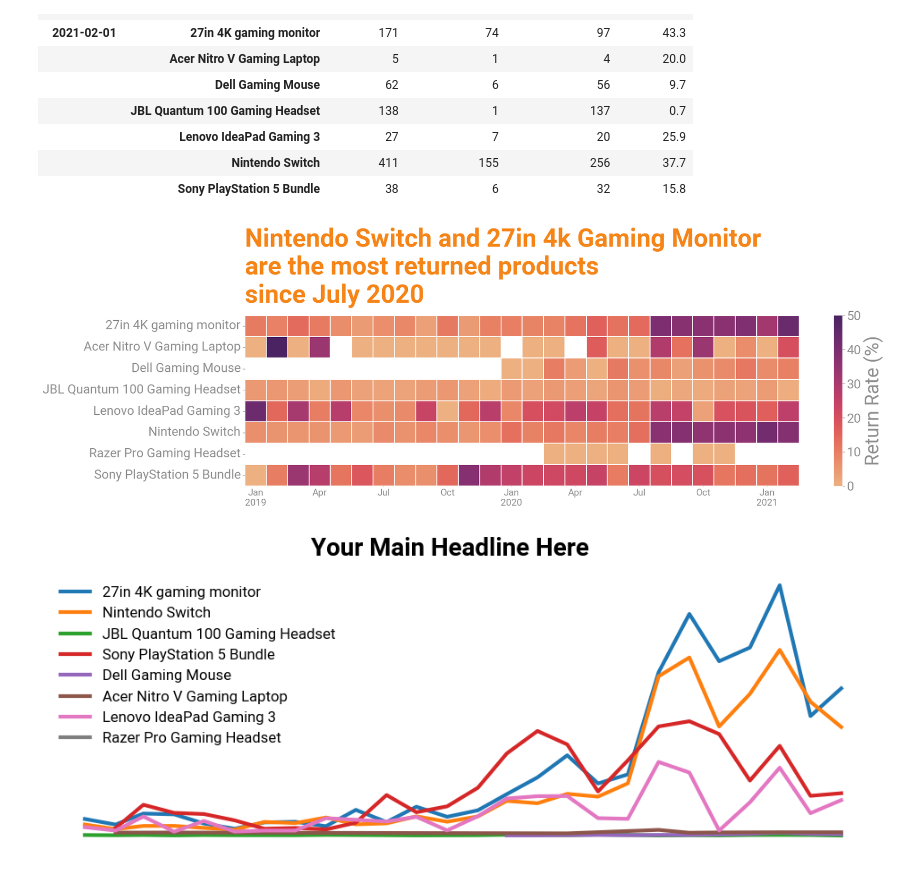
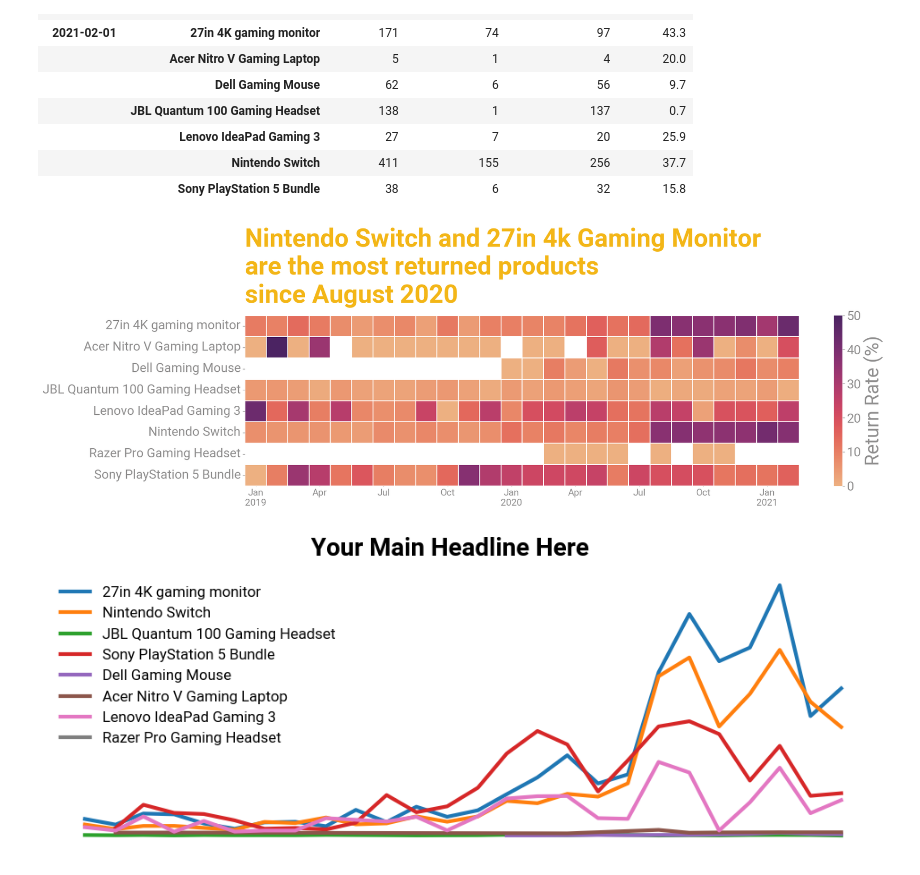
Before and after one commit to mjsluminarias/gamezone-ecommerce, a Jupyter notebook: code_queries/refunds.ipynb, the cells around one changed output. Drawn from its saved outputs; the diff is of its cells as text; code cells hidden in the pictures.

Commit message:
return rates edits

```diff
--- a/code_queries/refunds.ipynb
+++ b/code_queries/refunds.ipynb
@@ -97,35 +97,35 @@ for spine in ax.spines.values():
 dates = pivot_df.columns  # DatetimeIndex
 positions = [i + 0.5 for i in range(len(dates))]  # cell centers
 
 # label every quarter: "Jan\n2024" on January, just "Apr", "Jul", "Oct" otherwise
 labels = []
 ticks = []
 for pos, d in zip(positions, dates):
     if d.month in (1, 4, 7, 10):
         ticks.append(pos)
         labels.append(d.strftime("%b\n%Y") if d.month == 1 else d.strftime("%b"))
 
 # ax.set_title("My Left-Aligned Title", loc="left")
-ax.set_title("Nintendo Switch and 27in 4k Gaming Monitor\nare the most returned products\nsince July 2020", fontsize=40, fontweight="bold", loc="left", pad=20, color ="#F58518")
+ax.set_title("Nintendo Switch and 27in 4k Gaming Monitor\nare the most returned products\nsince August 2020.", fontsize=40, fontweight="bold", loc="left", pad=20, color ="#f3b617")
 
 
 ax.set_xticks(ticks)
 ax.set_xticklabels(labels, rotation=0, size = 15)
 ax.set_xlabel("")
 ax.set_ylabel("")
 ax.tick_params(axis="x", length=1, colors="#908F8F")
 ax.tick_params(axis='y', colors="#908F8F", labelsize=20)
 
 cbar = ax.collections[0].colorbar
 cbar.ax.tick_params(labelsize=20, colors="#908F8F")
 cbar.set_label("Return Rate (%)", color="#908F8F", size=30)
 
 
 plt.tight_layout()
 plt.savefig("../figures/refunds/refund_rates_heatmap.png", transparent=True, dpi=300, bbox_inches = "tight")
 plt.show()
 # %% [output]
-[figure, old version]
+[figure, new version]
 # %%
 fig, ax = plt.subplots(figsize=(12, 4))
 
```
Also changed, not shown: parts of 1 cell of this notebook, 2 other files.
